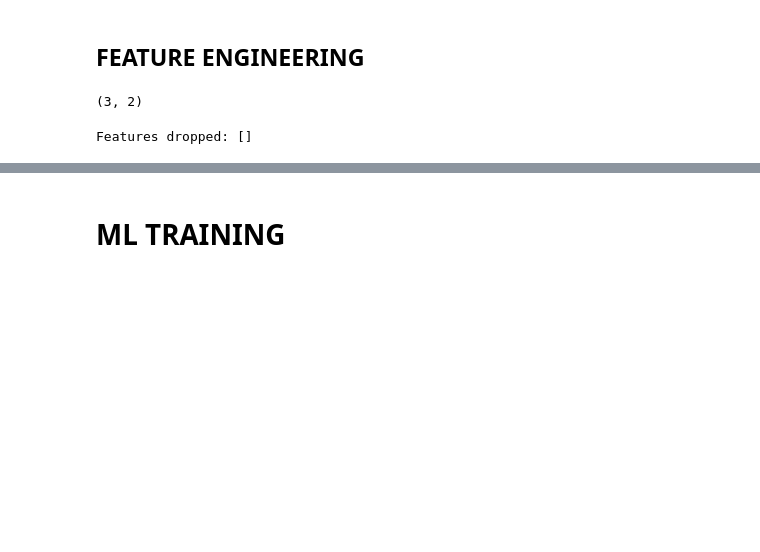
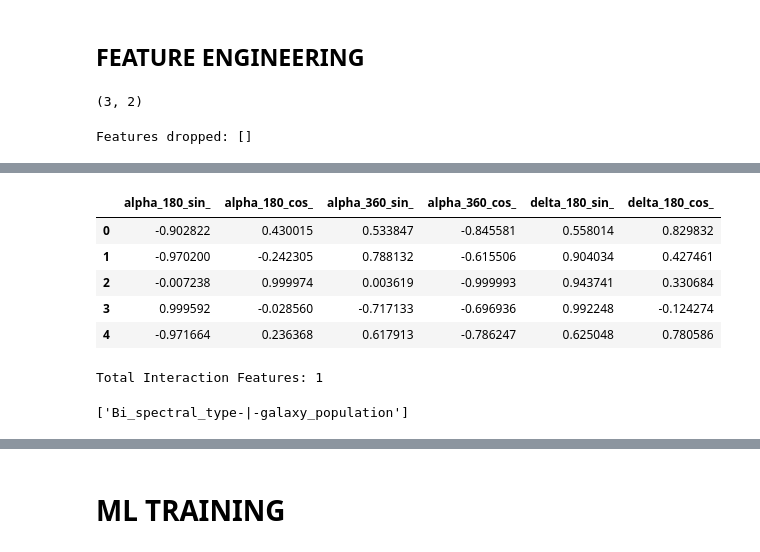
Before and after one commit to coded-sly/ps6e6-Stellar-Class, a Jupyter notebook: ps6e6-ydf-stellar.ipynb, the cells around one changed output, grey strips where cells are left out. Cells and saved outputs as stored; diff of their text form; code cells hidden in the pictures; blank space fills up the shorter version.

```diff
--- a/ps6e6-ydf-stellar.ipynb
+++ b/ps6e6-ydf-stellar.ipynb
@@ -472,46 +479,56 @@ Features dropped: []
 # %%
-# ## -- Cyclical extraction --
-# for df in [train, test, orig]:
-#     for col in ['alpha']:
-#         for p in [180, 360]:
-#             df[f"{col}_{p}_sin_"] = np.sin(2 * np.pi * df[col] / p)
-#             df[f"{col}_{p}_cos_"] = np.cos(2 * np.pi * df[col] / p)
+## -- Cyclical extraction --
+for df in [train, test, orig]:
+    for col in ['alpha']:
+        for p in [180, 360]:
+            df[f"{col}_{p}_sin_"] = np.sin(2 * np.pi * df[col] / p)
+            df[f"{col}_{p}_cos_"] = np.cos(2 * np.pi * df[col] / p)
 
-# for df in [train, test, orig]:
-#     for col in ['delta']:
-#         for p in [180]:
-#             df[f"{col}_{p}_sin_"] = np.sin(2 * np.pi * df[col] / p)
-#             df[f"{col}_{p}_cos_"] = np.cos(2 * np.pi * df[col] / p)
+for df in [train, test, orig]:
+    for col in ['delta']:
+        for p in [180]:
+            df[f"{col}_{p}_sin_"] = np.sin(2 * np.pi * df[col] / p)
+            df[f"{col}_{p}_cos_"] = np.cos(2 * np.pi * df[col] / p)
 
-# cyclic_cols = [c for c in train.columns if c.endswith('_sin_') or c.endswith('_cos_')]
+cyclic_cols = [c for c in train.columns if c.endswith('_sin_') or c.endswith('_cos_')]
 
-# train[cyclic_cols].head()
+train[cyclic_cols].head()
+# %% [output]
+|  | alpha_180_sin_ | alpha_180_cos_ | alpha_360_sin_ | alpha_360_cos_ | delta_180_sin_ | delta_180_cos_ |
+| 0 | -0.902822 | 0.430015 | 0.533847 | -0.845581 | 0.558014 | 0.829832 |
+| 1 | -0.970200 | -0.242305 | 0.788132 | -0.615506 | 0.904034 | 0.427461 |
+| 2 | -0.007238 | 0.999974 | 0.003619 | -0.999993 | 0.943741 | 0.330684 |
+| 3 | 0.999592 | -0.028560 | -0.717133 | -0.696936 | 0.992248 | -0.124274 |
+| 4 | -0.971664 | 0.236368 | 0.617913 | -0.786247 | 0.625048 | 0.780586 |
 # %%
-# INTER = []
+INTER = []
 
-# for c1, c2 in tqdm(list(itertools.combinations(CATS, 2)), desc='Pairwise'):
+for c1, c2 in tqdm(list(itertools.combinations(CATS, 2)), desc='Pairwise'):
+    n_col = f"Bi_{c1}-|-{c2}"
+    train[n_col] = train[c1].astype(str) + '_' + train[c2].astype(str)
+    test[n_col]  = test[c1].astype(str) + '_' + test[c2].astype(str)
+    orig[n_col]  = orig[c1].astype(str) + '_' + orig[c2].astype(str)
+    INTER.append(n_col)
+
+# for c1, c2, c3 in tqdm(list(itertools.combinations(top_cols, 3)), desc='Triplewise'):
+#     n_col = f"Tri_{c1}-|-{c2}-|-{c3}"
+#     train[n_col] = train[c1].astype(str) + '_' + train[c2].astype(str) + '_' + train[c3].astype(str)
+#     test[n_col]  = test[c1].astype(str) + '_' + test[c2].astype(str) + '_' + test[c3].astype(str)
+#     orig[n_col]  = orig[c1].astype(str) + '_' + orig[c2].astype(str) + '_' + test[c3].astype(str)
+#     INTER.append(n_col)
+
+# for c1, c2 in tqdm(list(itertools.product(top_cols, low_cols)), desc='One-to-Many'):
 #     n_col = f"Bi_{c1}-|-{c2}"
 #     train[n_col] = train[c1].astype(str) + '_' + train[c2].astype(str)
 #     test[n_col]  = test[c1].astype(str) + '_' + test[c2].astype(str)
 #     orig[n_col]  = orig[c1].astype(str) + '_' + orig[c2].astype(str)
 #     INTER.append(n_col)
 
-# # for c1, c2, c3 in tqdm(list(itertools.combinations(top_cols, 3)), desc='Triplewise'):
-# #     n_col = f"Tri_{c1}-|-{c2}-|-{c3}"
-# #     train[n_col] = train[c1].astype(str) + '_' + train[c2].astype(str) + '_' + train[c3].astype(str)
-# #     test[n_col]  = test[c1].astype(str) + '_' + test[c2].astype(str) + '_' + test[c3].astype(str)
-# #     orig[n_col]  = orig[c1].astype(str) + '_' + orig[c2].astype(str) + '_' + test[c3].astype(str)
-# #     INTER.append(n_col)
-
-# # for c1, c2 in tqdm(list(itertools.product(top_cols, low_cols)), desc='One-to-Many'):
-# #     n_col = f"Bi_{c1}-|-{c2}"
-# #     train[n_col] = train[c1].astype(str) + '_' + train[c2].astype(str)
-# #     test[n_col]  = test[c1].astype(str) + '_' + test[c2].astype(str)
-# #     orig[n_col]  = orig[c1].astype(str) + '_' + orig[c2].astype(str)
-# #     INTER.append(n_col)
-
-# print(f"Total Interaction Features: {len(INTER)}")
-# INTER
+print(f"Total Interaction Features: {len(INTER)}")
+INTER
+# %% [output]
+Total Interaction Features: 1
+['Bi_spectral_type-|-galaxy_population']
 # %%
 # ## -- Frequency encoding --
 # freq_cols = []
```
Also changed, not shown: parts of 18 cells of this notebook.
